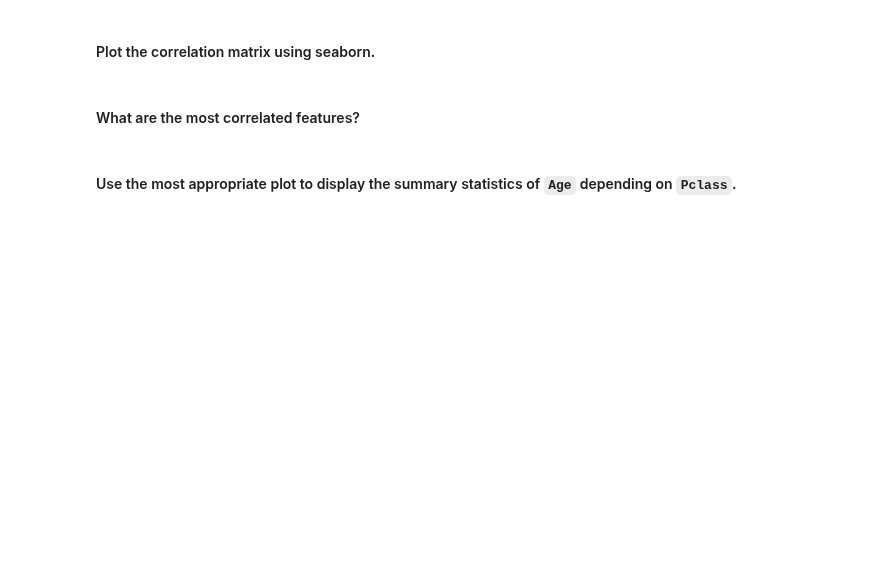
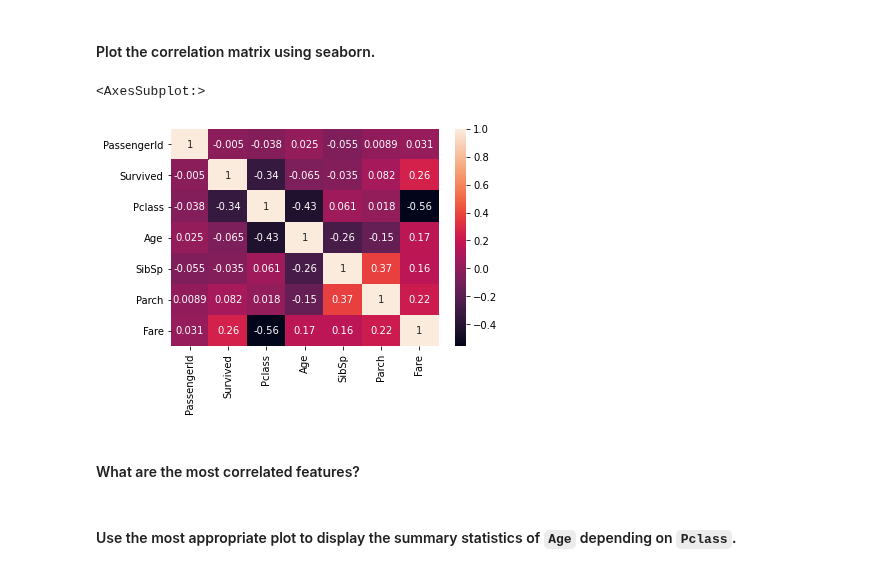
Before and after one commit to ta-data-lis/lab-matplotlib-seaborn, a Jupyter notebook: your-code/main.ipynb, the cells around one changed output. Saved outputs shown, nothing was run; the diff lists cells and outputs as text; code cells hidden in the pictures; blank space fills up the shorter version.

```diff
--- a/your-code/main.ipynb
+++ b/your-code/main.ipynb
@@ -170,5 +328,10 @@ your comments here
 #### Plot the correlation matrix using seaborn.
 # %%
 # your code here
+corr = df.corr()
+sns.heatmap(corr,annot=True)
+# %% [output]
+<AxesSubplot:>
+[figure, added]
 # %% [markdown]
 #### What are the most correlated features?
```
Also changed, not shown: parts of 50 cells of this notebook.
